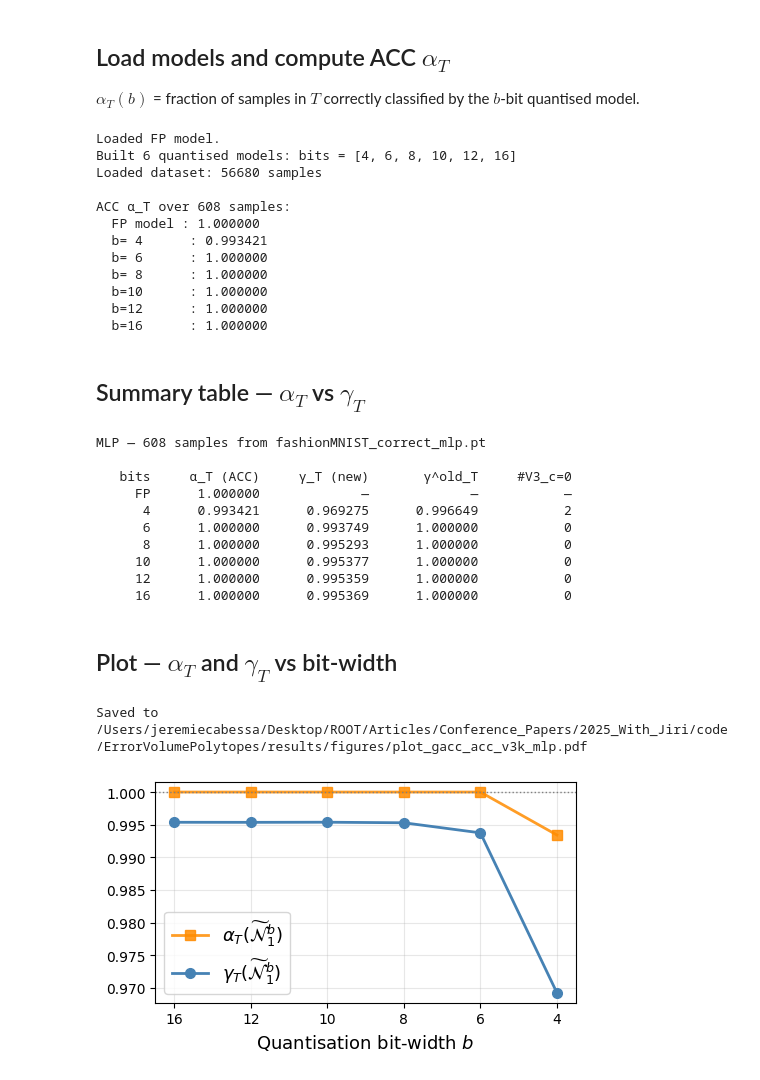
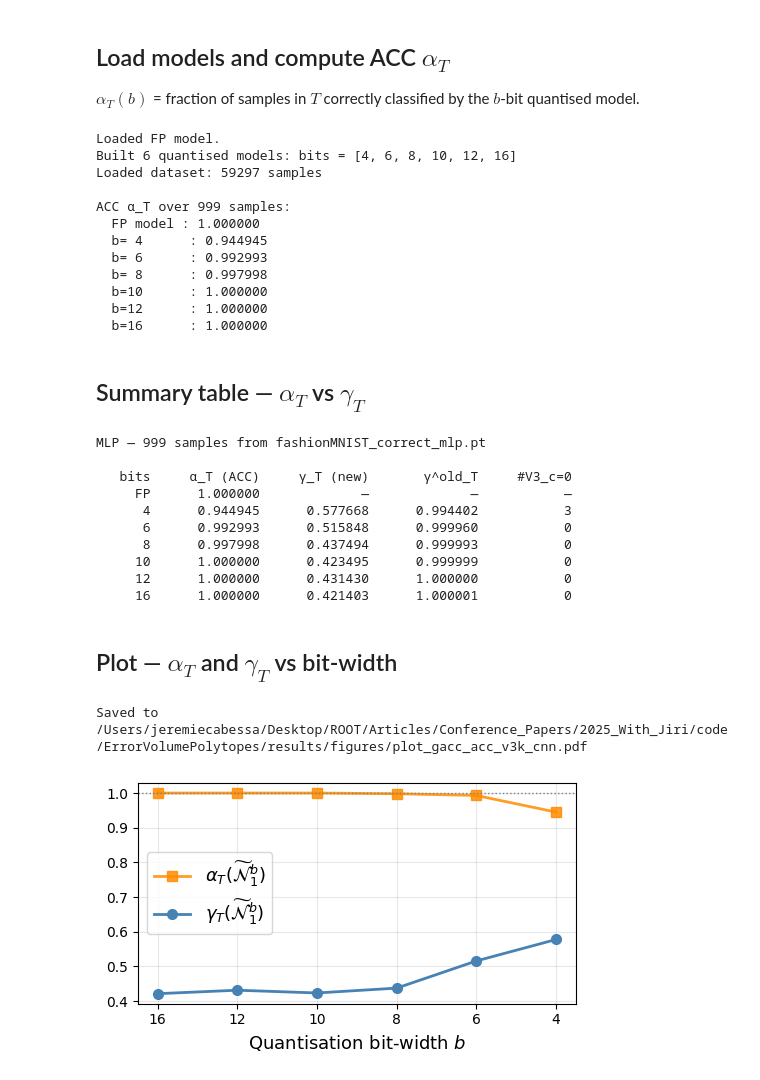
Before and after one commit to JeremCab/ErrorVolumePolytopes, a Jupyter notebook: notebooks/plot_volumes_v3k.ipynb, the cells around one changed output. Saved outputs shown, nothing was run; the diff lists cells and outputs as text; code cells hidden in the pictures.

```diff
--- a/notebooks/plot_volumes_v3k.ipynb
+++ b/notebooks/plot_volumes_v3k.ipynb
@@ -28,10 +28,11 @@ import torch
 ROOT = Path(os.getcwd()).parent
 sys.path.insert(0, str(ROOT))
 
-from src.models.networks       import FashionMLP_Large
+from src.models.networks       import FashionMLP_Large, FashionCNN_Small
 from src.quantization.quantize import quantize_model
 
-NETWORK     = "mlp" # mlp / cnn
+# === CHOOSE THE MODEL TO PLOT (MLP OR CNN) === #
+NETWORK     = "cnn" # mlp / cnn
 DEVICE      = torch.device("cpu")
 SAVE_PDF    = True
 RESULTS_DIR = ROOT / "results" / f"volumes_v3k_{NETWORK}"
@@ -197,7 +198,14 @@ Old vs new GACC:
 $\alpha_T(b)$ = fraction of samples in $T$ correctly classified by the $b$-bit quantised model.
 # %%
 # ── Load full-precision model ─────────────────────────────────────────────────
-fp_model = FashionMLP_Large()
+
+if NETWORK == "mlp":
+    fp_model = FashionMLP_Large()
+elif NETWORK == "cnn":
+    fp_model = FashionCNN_Small()
+else:
+    raise ValueError(f"Unknown network type: {NETWORK}")
+
 fp_model.load_state_dict(torch.load(CKPT_FILE, map_location=DEVICE, weights_only=True))
 fp_model.eval().to(DEVICE)
 print("Loaded FP model.")
@@ -240,13 +248,13 @@ for b in bits_grid:
 # %% [output]
 Loaded FP model.
 Built 6 quantised models: bits = [4, 6, 8, 10, 12, 16]
-Loaded dataset: 56680 samples
+Loaded dataset: 59297 samples
 
-ACC α_T over 608 samples:
+ACC α_T over 999 samples:
   FP model : 1.000000
-  b= 4      : 0.993421
-  b= 6      : 1.000000
-  b= 8      : 1.000000
+  b= 4      : 0.944945
+  b= 6      : 0.992993
+  b= 8      : 0.997998
   b=10      : 1.000000
   b=12      : 1.000000
   b=16      : 1.000000
@@ -260,49 +268,49 @@ print(f"  {'FP':>5}  {alpha_T_fp:12.6f}  {'—':>12}  {'—':>12}  {'—':>10}")
 for i, b in enumerate(bits_grid):
     print(f"  {b:5d}  {alpha_T[b]:12.6f}  {gamma_T[i]:12.6f}  {gamma_T_old[i]:12.6f}  {n_zero_num[i]:10d}")
 # %% [output]
-MLP — 608 samples from fashionMNIST_correct_mlp.pt
+MLP — 999 samples from fashionMNIST_correct_mlp.pt
 
    bits     α_T (ACC)     γ_T (new)       γ^old_T     #V3_c=0
      FP      1.000000             —             —           —
-      4      0.993421      0.969275      0.996649           2
-      6      1.000000      0.993749      1.000000           0
-      8      1.000000      0.995293      1.000000           0
-     10      1.000000      0.995377      1.000000           0
-     12      1.000000      0.995359      1.000000           0
-     16      1.000000      0.995369      1.000000           0
+      4      0.944945      0.577668      0.994402           3
+      6      0.992993      0.515848      0.999960           0
+      8      0.997998      0.437494      0.999993           0
+     10      1.000000      0.423495      0.999999           0
+     12      1.000000      0.431430      1.000000           0
+     16      1.000000      0.421403      1.000001           0
 # %% [markdown]
 ## Plot — $\alpha_T$ and $\gamma_T$ vs bit-width
 # %%
 x        = np.arange(len(bits_grid))
 acc_vals = np.array([alpha_T[b] for b in bits_grid])
 
 fig, ax = plt.subplots(figsize=(5, 3))
 
 ax.plot(x, acc_vals[::-1],    marker="s", linewidth=2, markersize=7, color="darkorange", alpha=0.85,
         label=r"$\alpha_T (\widetilde{\cal N}_1^b)$")
 ax.axhline(1.0, color="gray", linestyle=":", linewidth=1)
 
 ax.plot(x, gamma_T[::-1],     marker="o", linewidth=2, markersize=7, color="steelblue",
         label=r"$\gamma_T( \widetilde{\cal N}_1^b )$")
 # ax.plot(x, gamma_T_old, marker="D", linewidth=2, markersize=6, color="steelblue",
 #         linestyle="--", alpha=0.7,
 #         label=r"$\gamma^{\mathrm{old}}_T$")
 
 ax.set_xlabel("Quantisation bit-width $b$", fontsize=13)
 # ax.set_ylabel("Accuracies", fontsize=13)
 # ax.set_title(f"MLP — GACC and ACC  [{n} samples]", fontsize=13)
 ax.set_xticks(x)
 ax.set_xticklabels(bits_grid.__reversed__())
-ax.legend(fontsize=13, loc="lower left")
+ax.legend(fontsize=13, loc="center left")
 ax.grid(True, alpha=0.3)
 
 plt.tight_layout()
 if SAVE_PDF:
-    out = ROOT / "results" / "figures" / "plot_gacc_acc_v3k_mlp.pdf"
+    out = ROOT / "results" / "figures" / f"plot_gacc_acc_v3k_{NETWORK}.pdf"
     out.parent.mkdir(parents=True, exist_ok=True)
     plt.savefig(out, bbox_inches="tight")
     print(f"Saved to {out}")
 plt.show()
 # %% [output]
-Saved to /Users/jeremiecabessa/Desktop/ROOT/Articles/Conference_Papers/2025_With_Jiri/code/ErrorVolumePolytopes/results/figures/plot_gacc_acc_v3k_mlp.pdf
+Saved to /Users/jeremiecabessa/Desktop/ROOT/Articles/Conference_Papers/2025_With_Jiri/code/ErrorVolumePolytopes/results/figures/plot_gacc_acc_v3k_cnn.pdf
-[figure, old version]
+[figure, new version]
```
Also changed, not shown: parts of 11 cells of this notebook, 18 other files.
